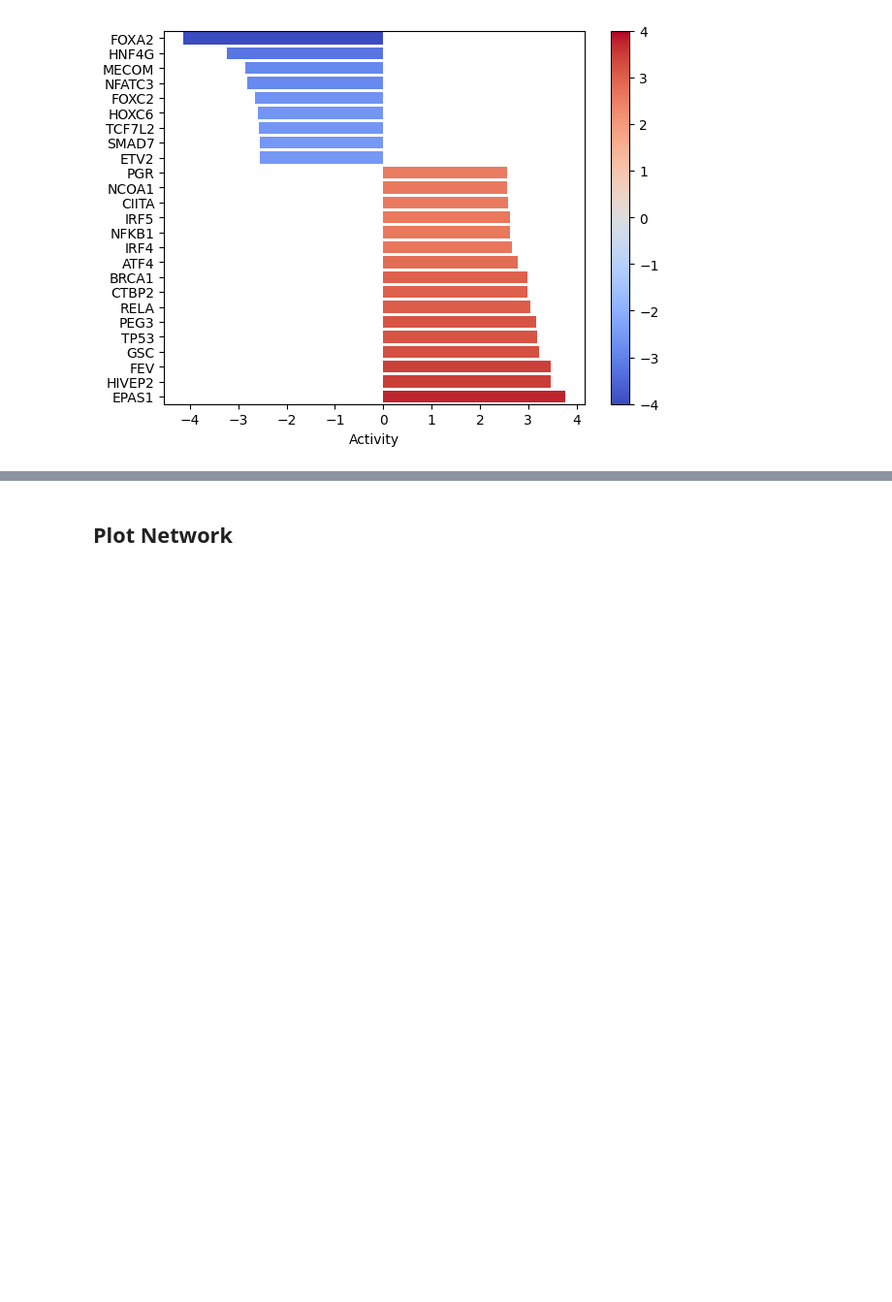
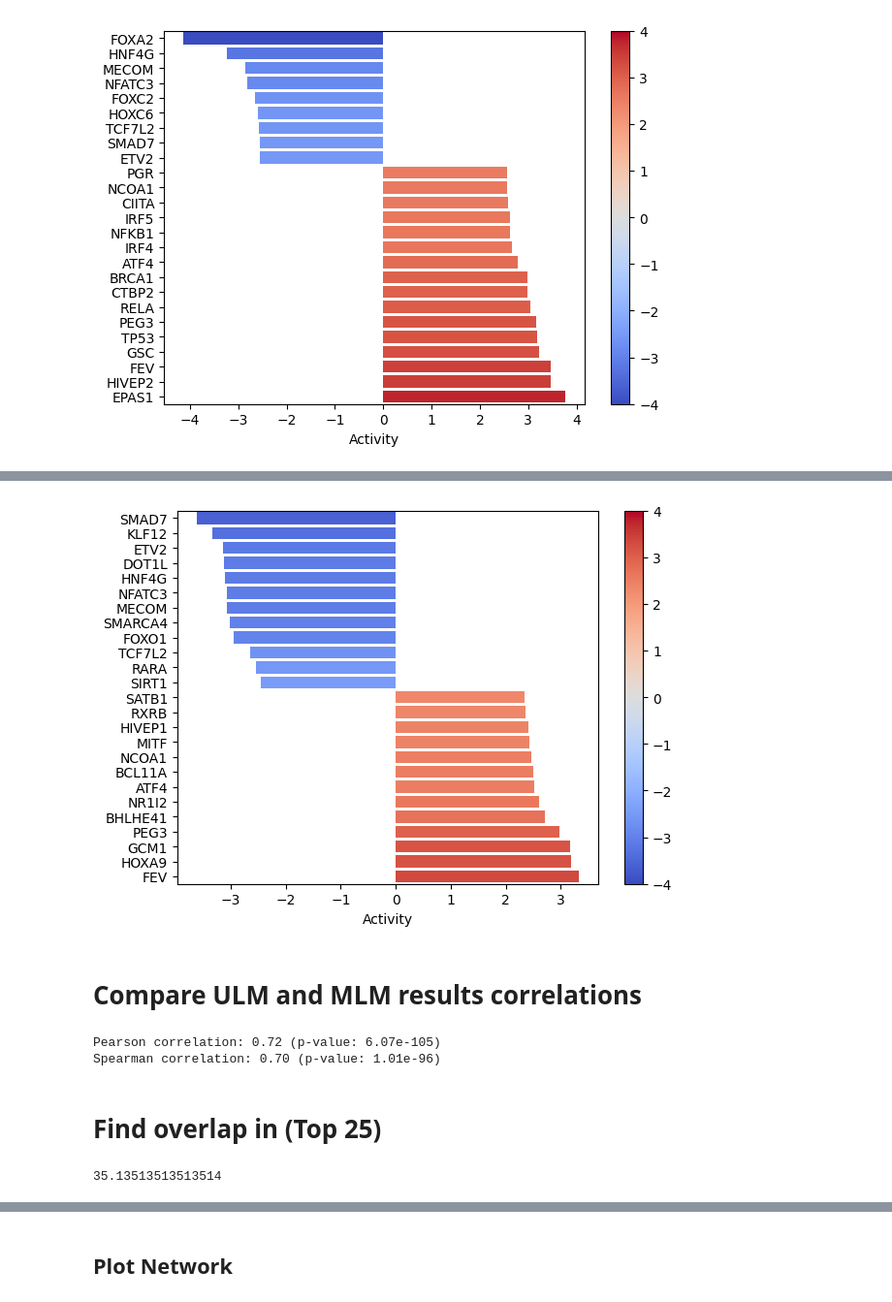
Before and after one commit to AlexanderFastner/MAFA_functional_analysis, a Jupyter notebook: notebooks/new_pathway_enrichment_mutant-T0.ipynb, the cells around one changed output, grey strips where cells are left out. Shown: that part at 97% size. Saved outputs shown, nothing was run; the diff lists cells and outputs as text; code cells hidden in the pictures; blank space fills up the shorter version.

```diff
--- a/notebooks/new_pathway_enrichment_mutant-T0.ipynb
+++ b/notebooks/new_pathway_enrichment_mutant-T0.ipynb
@@ -308,0 +312,3 @@ dc.plot_barplot(
+# %%
+tf_acts_MLM, tf_pvals_MLM, = dc.run_mlm(mat=mat, net=collectri, verbose=True)
+tf_acts_MLM
@@ -308,0 +320,31 @@ dc.plot_barplot(
+# %%
+dc.plot_barplot(
+    tf_acts_MLM,
+    'treatment.vs.control',
+    top=25,
+    vertical=True,
+    vmin=4,
+    vmax=4,
+    save='../figures/MUT/t0_tf_activities_MLM.png'
+)
+# %% [output]
+[figure, added]
+# %% [markdown]
+# Compare ULM and MLM results correlations
+# %%
+pearson_r, pearson_p = pearsonr(tf_acts.values.flatten(), tf_acts_MLM.values.flatten())
+spearman_r, spearman_p = spearmanr(tf_acts.values.flatten(), tf_acts_MLM.values.flatten())
+
+print(f"Pearson correlation: {pearson_r:.2f} (p-value: {pearson_p:.2e})")
+print(f"Spearman correlation: {spearman_r:.2f} (p-value: {spearman_p:.2e})")
+# %% [output]
+Pearson correlation: 0.72 (p-value: 6.07e-105)
+Spearman correlation: 0.70 (p-value: 1.01e-96)
+# %% [markdown]
+# Find overlap in (Top 25)
+# %%
+ulm_top_25 = tf_acts.T.sort_values(by='treatment.vs.control', ascending=False).head(25).index
+mlm_top_25 = tf_acts_MLM.T.sort_values(by='treatment.vs.control', ascending=False).head(25).index
+len(set(ulm_top_25)&set(mlm_top_25)) / float(len(set(ulm_top_25) | set(mlm_top_25))) * 100
+# %% [output]
+35.13513513513514
```
Also changed, not shown: parts of 10 cells of this notebook, 18 other files.
